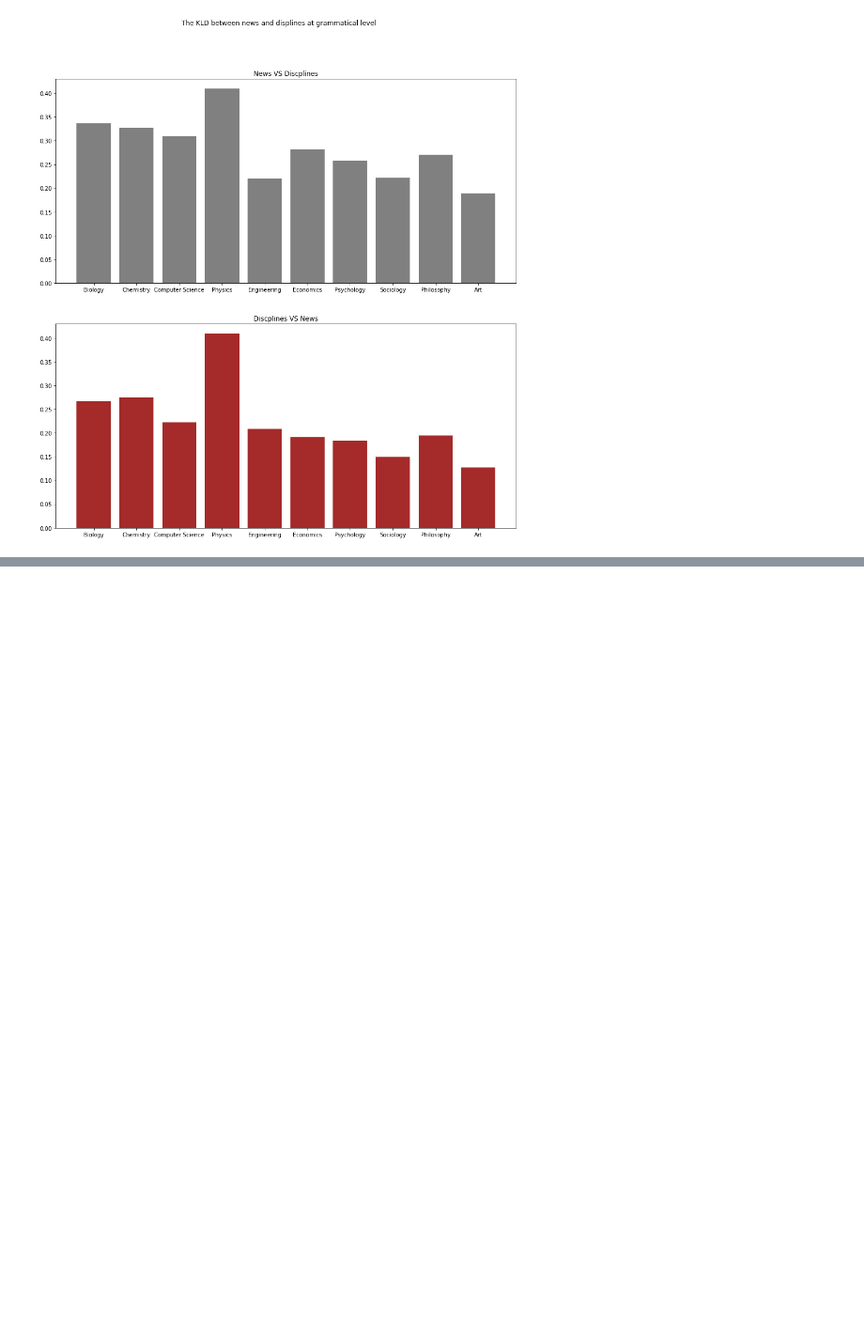
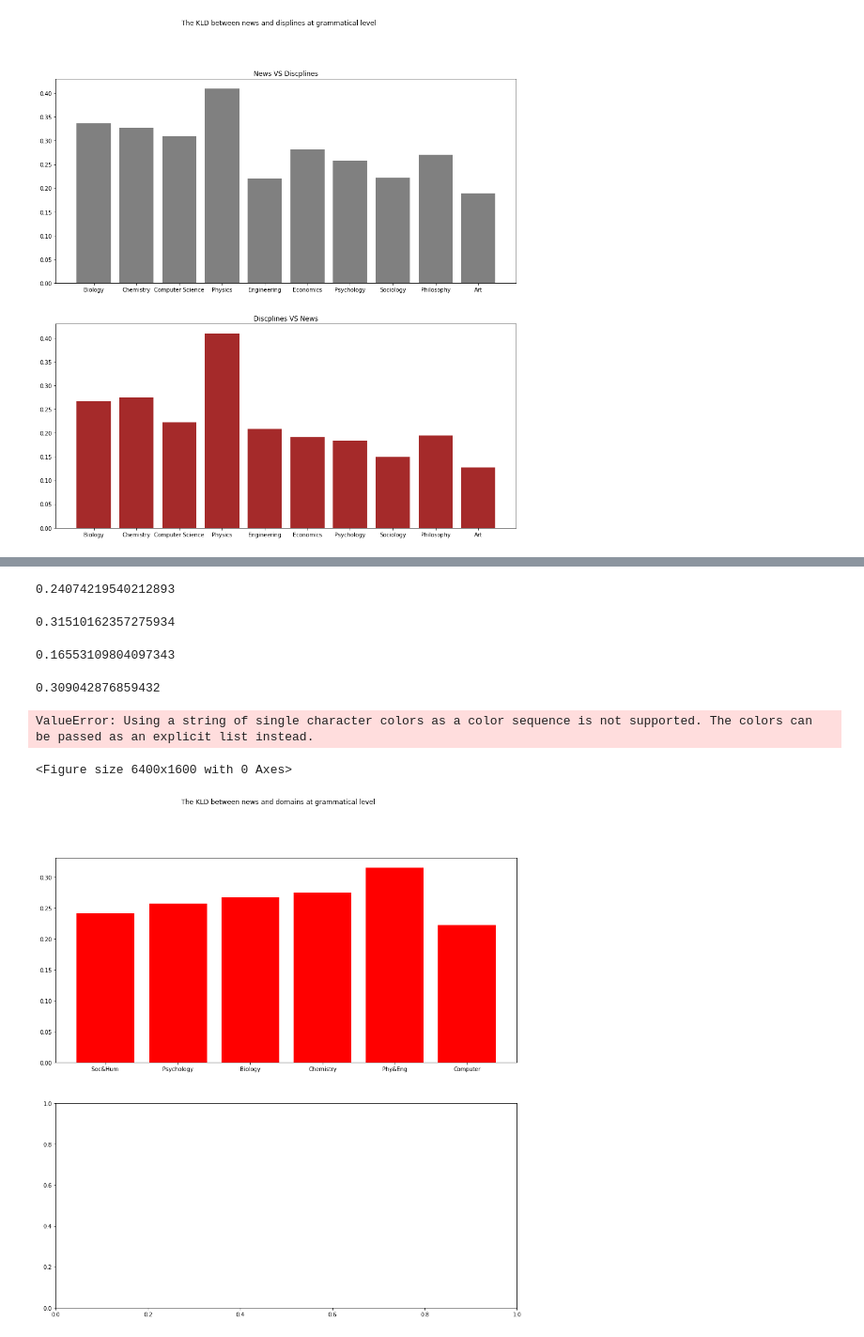
Before and after one commit to XiaoxuanLu/Capstone, a Jupyter notebook: graph.ipynb, the cells around one changed output, grey strips where cells are left out. Shown: that part at 94% size. Saved outputs shown, nothing was run; the diff lists cells and outputs as text; code cells hidden in the pictures; blank space fills up the shorter version.

```diff
--- a/graph.ipynb
+++ b/graph.ipynb
@@ -67,0 +116,41 @@ plt.savefig('pos_compare.png')
+# %%
+sum([0.2820654918433485, 0.22213570469393673, 0.2700327413215362, 0.1887348437496943])/4
+# %% [output]
+0.24074219540212893
+# %%
+sum([0.40949426034225844, 0.2207089868032602])/2
+# %% [output]
+0.31510162357275934
+# %%
+sum([0.19154114869734862,0.14965210674826857, 0.19412978207494636, 0.1268013546433302])/4
+# %% [output]
+0.16553109804097343
+# %%
+sum([0.40949426034225844, 0.20859149337660554])/2
+# %% [output]
+0.309042876859432
+# %%
+import numpy as np
+import matplotlib.pyplot as plt
+
+from matplotlib.pyplot import figure
+
+figure(figsize=(80, 20), dpi=80)
+
+a = [0.24074219540212893, 0.2575180974280906, 0.2668384731881055, 0.2749958425719585,0.31510162357275934, 0.22246637317128926]
+b = [0.16553109804097343, 0.18398224835268717,  0.2668384731881055, 0.2749958425719585, 0.309042876859432, 0.22246637317128926]
+
+x = ['Soc&Hum ','Psychology', 'Biology', 'Chemistry', 'Phy&Eng', 'Computer']
+
+fig, axs = plt.subplots(2, figsize=(15,15))
+fig.suptitle('The KLD between news and domains at grammatical level ')
+axs[0].bar(range(len(x)),a,tick_label=x, color="red")
+axs[1].bar(range(len(x)),b,tick_label=x, color="dark yellow")
+axs[0].title.set_text('News VS Domains')
+axs[1].title.set_text('Domains VS News')
+
+plt.savefig('domain_gramma_compare.png')
+# %% [output]
+ValueError: Using a string of single character colors as a color sequence is not supported. The colors can be passed as an explicit list instead.
+<Figure size 6400x1600 with 0 Axes>
+[figure, added]
```
Also changed, not shown: parts of 10 cells of this notebook, 13 other files.
